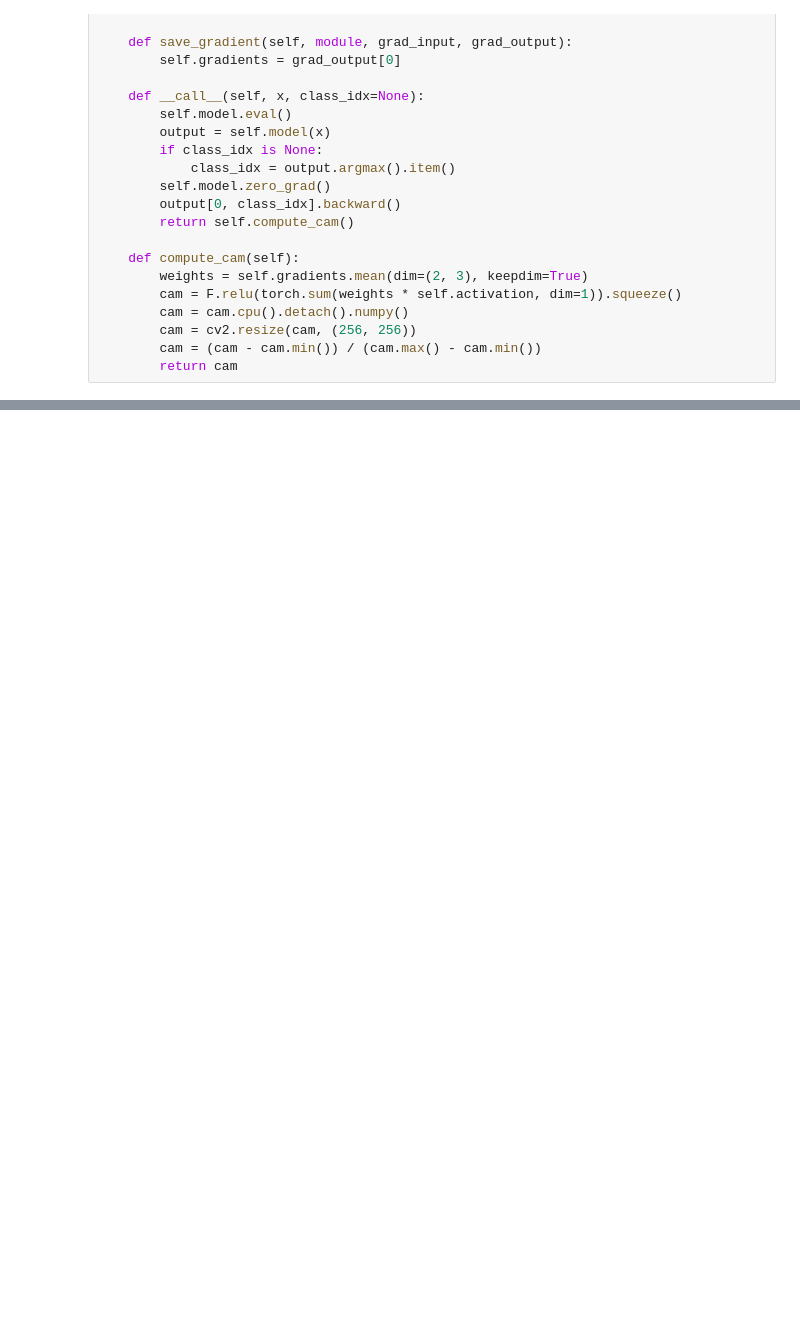
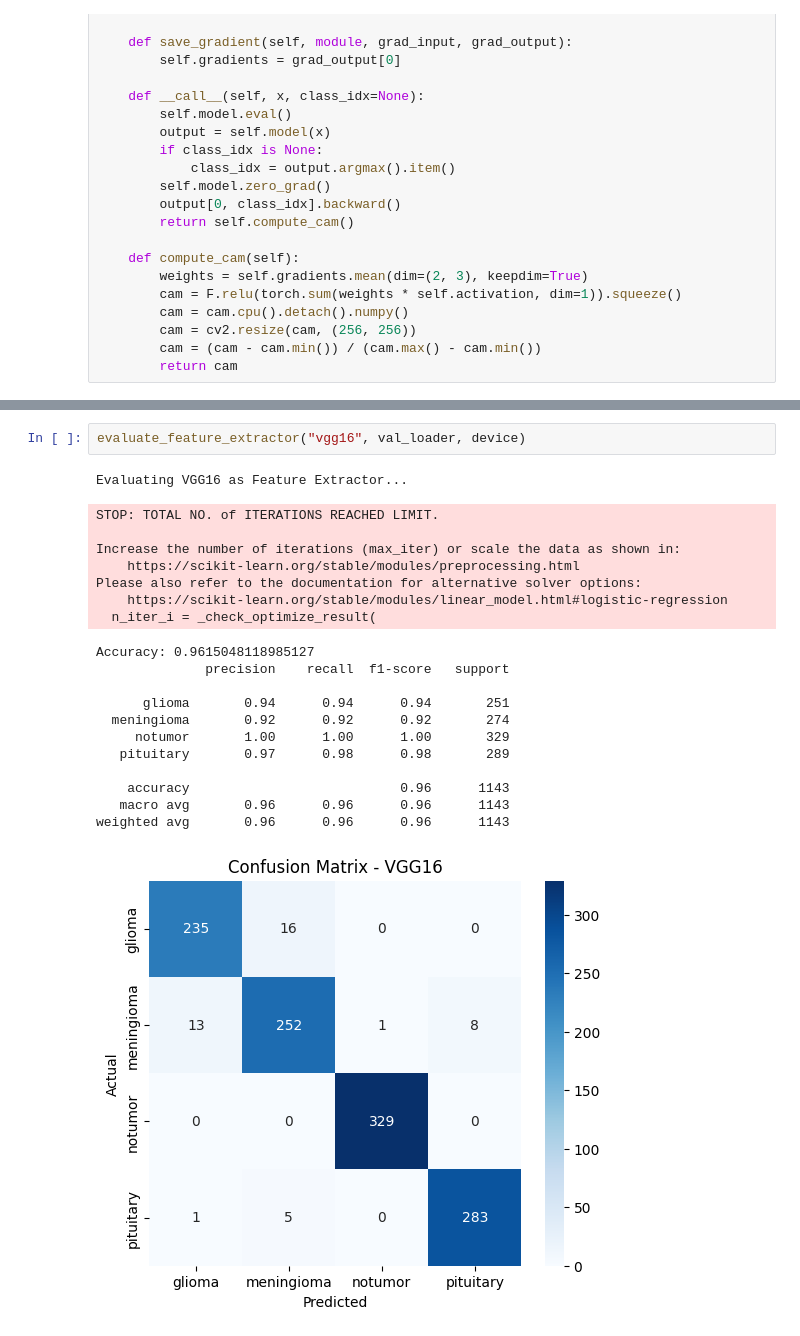
Before and after one commit to KarthikeyanChintala999/Brain_Tumor_U-Net_XAI, a Jupyter notebook: ssnrp-subm-xai.ipynb, the cells around one changed output, grey strips where cells are left out. Saved outputs shown, nothing was run; the diff lists cells and outputs as text; blank space fills up the shorter version.

```diff
--- a/ssnrp-subm-xai.ipynb
+++ b/ssnrp-subm-xai.ipynb
@@ -512,0 +1111,23 @@ class GradCAM:
+# %%
+evaluate_feature_extractor("vgg16", val_loader, device)
+# %% [output]
+Evaluating VGG16 as Feature Extractor...
+STOP: TOTAL NO. of ITERATIONS REACHED LIMIT.
+
+Increase the number of iterations (max_iter) or scale the data as shown in:
+    https://scikit-learn.org/stable/modules/preprocessing.html
+Please also refer to the documentation for alternative solver options:
+    https://scikit-learn.org/stable/modules/linear_model.html#logistic-regression
+  n_iter_i = _check_optimize_result(
+Accuracy: 0.9615048118985127
+              precision    recall  f1-score   support
+
+      glioma       0.94      0.94      0.94       251
+  meningioma       0.92      0.92      0.92       274
+     notumor       1.00      1.00      1.00       329
+   pituitary       0.97      0.98      0.98       289
+
+    accuracy                           0.96      1143
+   macro avg       0.96      0.96      0.96      1143
+weighted avg       0.96      0.96      0.96      1143
+[figure, added]
```
Also changed, not shown: parts of 39 cells of this notebook.
